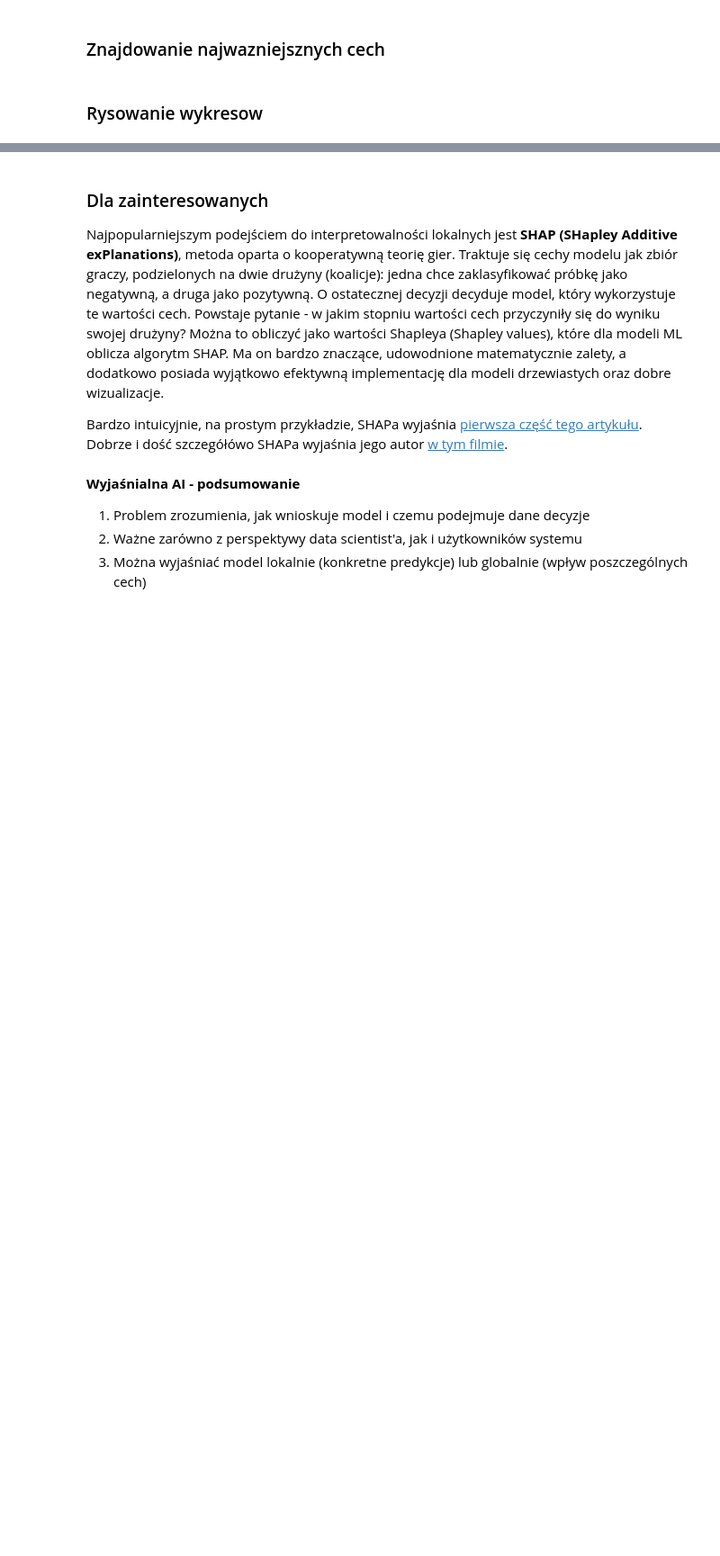
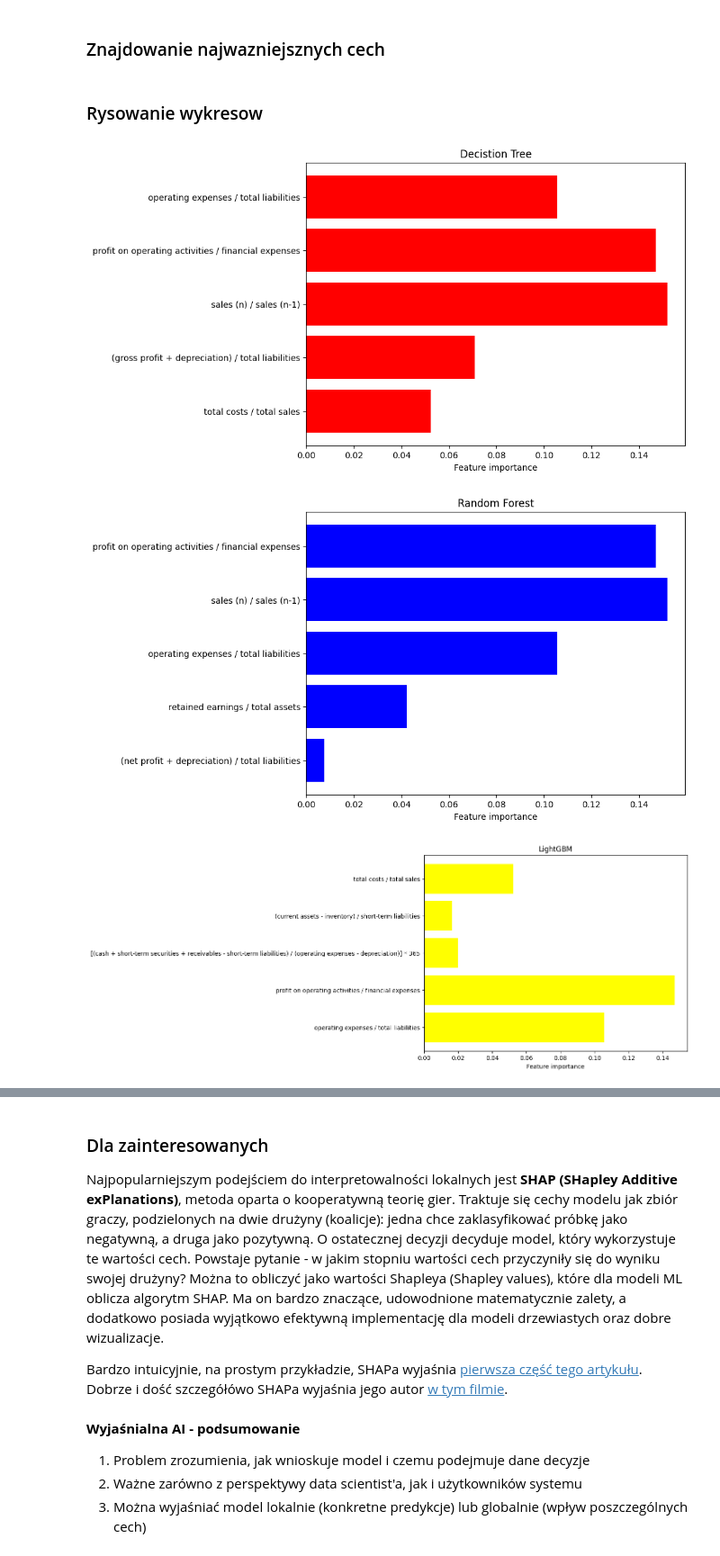
Before and after one commit to arturgesiarz/AIBasics-Course, a Jupyter notebook: lab2/lab_2.ipynb, the cells around one changed output, grey strips where cells are left out. Shown at 90% size. Cells and saved outputs as stored; diff of their text form; code cells hidden in the pictures; blank space fills up the shorter version.

```diff
--- a/lab2/lab_2.ipynb
+++ b/lab2/lab_2.ipynb
@@ -419,9 +563,9 @@ print(classifcation_report(y_test, model.predict(X_test)))
 ### Z tuningiem
 # %%
 model = LGBMClassifier(random_state=0, importance_type='gain', verbose=-1)
-randomized_search = RandomizedSearchCV(model, param_grid, cv=5, scoring='roc_auc', n_iter=100, n_jobs=-1, verbose=2)
+randomized_search = RandomizedSearchCV(model, param_grid, cv=5, scoring='roc_auc', n_iter=30, n_jobs=-1, verbose=2)
 
 results = randomized_search.fit(X_train_res, y_train_res)
 auroc = roc_auc_score(y_test, results.predict_proba(X_test)[:, 1])
 
-print(classification_report(y_test, model.predict(X_test)))
+print(classification_report(y_test, results.predict(X_test)))
@@ -476,7 +642,7 @@ Ze względu na powyższe, ważności cech normalizuje się często do zakresu [0
 
 **Uwaga:** Scikit-learn normalizuje ważności do zakresu [0, 1], natomiast LightGBM nie. Musisz to znormalizować samodzielnie, dzieląc przez sumę.
 # %%
-random_tree = DecistionTreeClassifier(random_state=0, criterion='entropy')
+random_tree = DecisionTreeClassifier(random_state=0, criterion='entropy')
 random_tree = random_tree.fit(X_train_res, y_train_res)
 
 random_forest = RandomForestClassifier(random_state=0, criterion='entropy', n_estimators=500, n_jobs=-1, max_features=random_forest_best_params['max_features'])
@@ -498,21 +664,25 @@ top_features_lightgbm = np.argpartition(lightgbm_importance, -5)[-5:]
 # %% [markdown]
 ### Rysowanie wykresow
 # %%
-fig, axs = plt.subplots(3, 1, figsize=(10, 10))
+plt.figure(figsize=(8, 6))
+plt.barh(np.array(feature_names)[top_features_tree], random_tree.feature_importances_[top_features_tree], color='red')
+plt.title("Decistion Tree")
+plt.xlabel("Feature importance")
+plt.show()
 
-axs[0].barh(np.array(feature_names)[top_features_tree], random_tree.feature_importances_[top_features_tree], color='red')
-axs[0].set_title("Decistion Tree")
-axs[0].set_xlabel("Feature importance")
+plt.figure(figsize=(8, 6))
+plt.barh(np.array(feature_names)[top_features_forest], random_tree.feature_importances_[top_features_forest], color='blue')
+plt.title("Random Forest")
+plt.xlabel("Feature importance")
+plt.show()
 
-axs[1].barh(np.array(feature_names)[top_features_forest], random_tree.feature_importances_[top_features_forest], color='blue')
-axs[1].set_title("Random Forest")
-axs[1].set_xlabel("Feature importance")
-
-axs[2].barh(np.array(feature_names)[top_features_lightgbm], random_tree.feature_importances_[top_features_lightgbm], color='yellow')
-axs[2].set_title("LightGBM")
-axs[2].set_xlabel("Feature importance")
-
-fig.suptitle("Top 5 features for each model")
-fig.tight_layout()
-fig.subplots_adjust(hspace=0.5)
+plt.figure(figsize=(8, 6))
+plt.barh(np.array(feature_names)[top_features_lightgbm], random_tree.feature_importances_[top_features_lightgbm], color='yellow')
+plt.title("LightGBM")
+plt.xlabel("Feature importance")
+plt.show()
+# %% [output]
+[figure, added]
+[figure, added]
+[figure, added]
 # %% [markdown]
```
Also changed, not shown: parts of 27 cells of this notebook, 3 other files.
